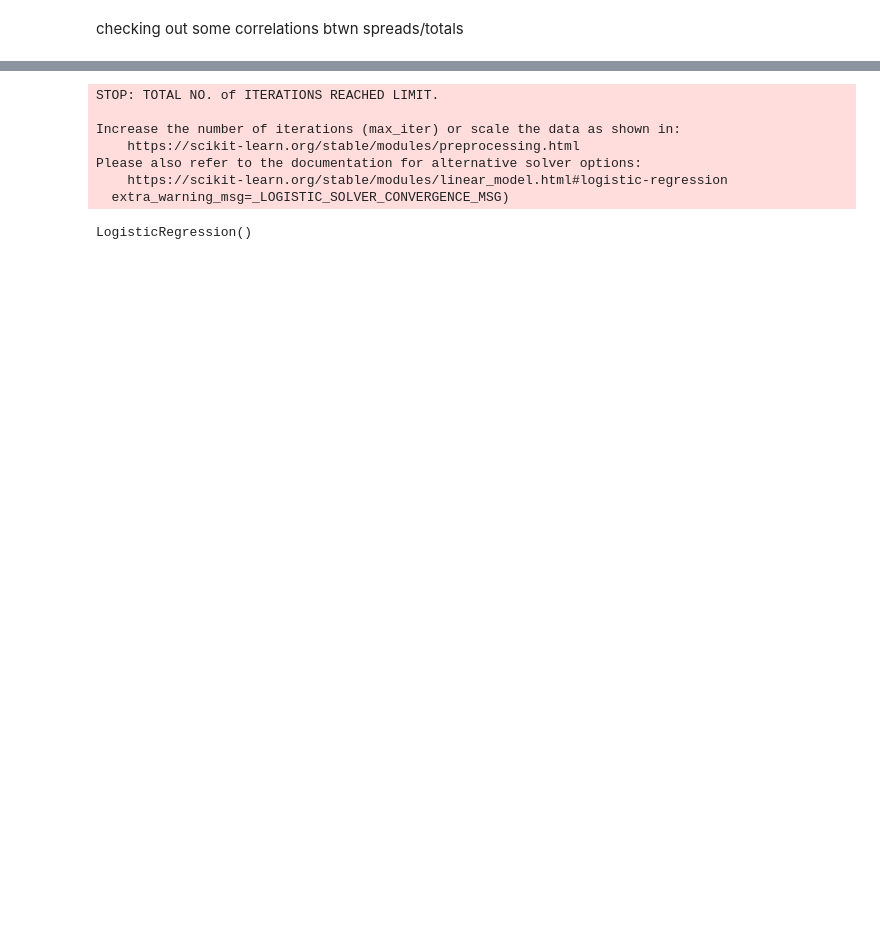
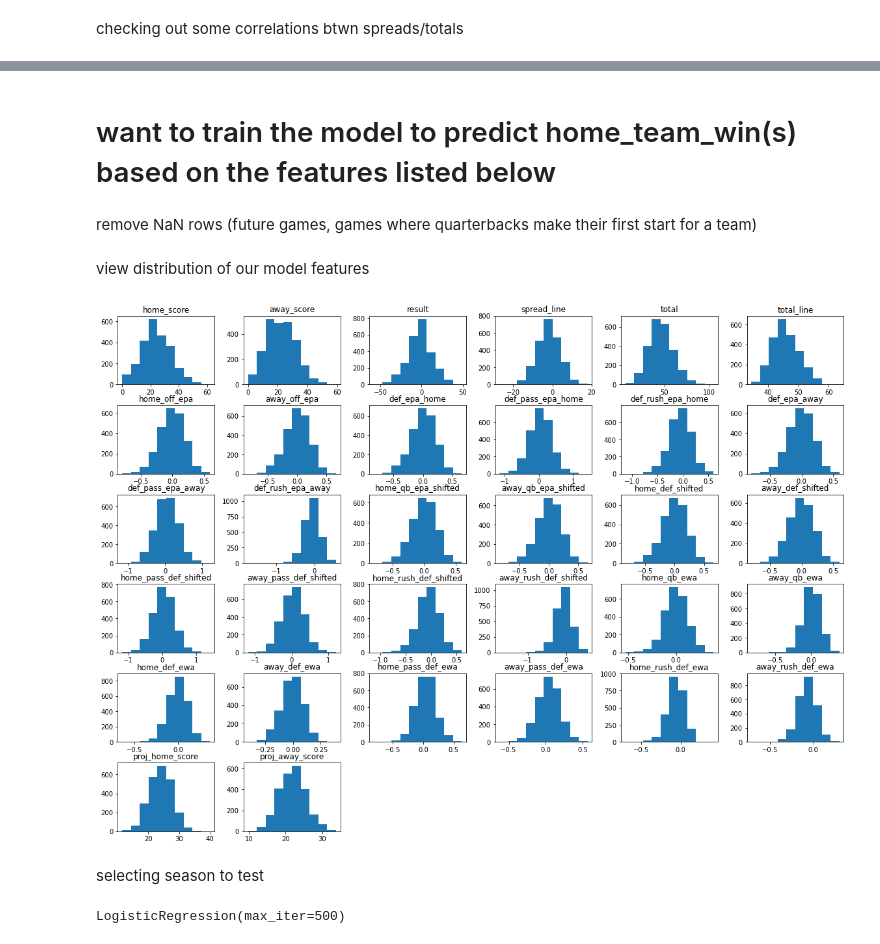
Before and after one commit to tcjurgens/NFL-Analytics-Project, a Jupyter notebook: machine learning/modified_machine_learning.ipynb, the cells around one changed output, grey strips where cells are left out. Cells and saved outputs as stored; diff of their text form; code cells hidden in the pictures; blank space fills up the shorter version.

```diff
--- a/machine learning/modified_machine_learning.ipynb
+++ b/machine learning/modified_machine_learning.ipynb
@@ -55,7 +48,7 @@ Index(['game_id', 'season', 'game_type', 'week', 'matchup', 'home_team',
 drop (probably) irrelevent columns
 # %%
 df = df.drop(columns=['matchup','home_coach','away_coach','conference','division','weekday','gametime','referee','stadium',
-'roof','surface','temp','wind','weather','ATS_win','ATS_loss','ATS_push','over','under','push','div_game','home_moneyline',
+'roof','surface','temp','wind','weather','ats_win','ats_loss','ats_push','over','under','push','div_game','home_moneyline',
 'away_moneyline','overtime','qb_matchup','coaching_matchup','spread_result','total_result'])
 # %%
 df.columns
@@ -96,5 +87,3 @@ fill nan columns w the average
-# %%
-df = df.fillna(df.mean())
 # %% [markdown]
 assign dummy variable for wins/losses/ties
 # %%
@@ -138,0 +110,3 @@ dtype: object
+# %%
+df['proj_home_score'] = np.where(df['spread_line']<0, (df['total_line']+df['spread_line'])/2 + abs(df['spread_line']), (df['total_line']-df['spread_line'])/2)
+df['proj_away_score'] = np.where(df['spread_line']<0, (df['total_line']+df['spread_line'])/2, (df['total_line']-df['spread_line'])/2 + df['spread_line'])
@@ -178 +124,5 @@ corr
 #correlation_viz = plot_corr(corr, xnames = corr.columns)
+# %% [markdown]
+# want to train the model to predict home_team_win(s) based on the features listed below
+# %% [markdown]
+remove NaN rows (future games, games where quarterbacks make their first start for a team)
@@ -178,0 +131,7 @@ corr
+# %% [markdown]
+view distribution of our model features
+# %%
+df.drop(columns = ['season','week','home_rest','away_rest','home_team_win','away_team_win','tie']).hist(figsize=(20, 50), grid=False, sharex=False, sharey=False, layout=(20,6))
+plt.show()
+# %% [output]
+[figure, added]
@@ -188,20 +149,13 @@ from sklearn.model_selection import train_test_split
+# %% [markdown]
+selecting season to test
 # %%
-
-
-X = df.loc[df['season'] != 2021, features].values
-y = df.loc[df['season'] != 2021, target].values
-
-clf = LogisticRegression()
-clf.fit(X, y)
+X = df.loc[df['season'] != 2012, features].values
+y = df.loc[df['season'] != 2012, target].values
-# %% [output]
-STOP: TOTAL NO. of ITERATIONS REACHED LIMIT.
-
-Increase the number of iterations (max_iter) or scale the data as shown in:
-    https://scikit-learn.org/stable/modules/preprocessing.html
-Please also refer to the documentation for alternative solver options:
-    https://scikit-learn.org/stable/modules/linear_model.html#logistic-regression
-  extra_warning_msg=_LOGISTIC_SOLVER_CONVERGENCE_MSG)
-LogisticRegression()
+# %%
+clf = LogisticRegression(solver='lbfgs', max_iter=500)
+clf.fit(X, y)
+# %% [output]
+LogisticRegression(max_iter=500)
 # %%
 accuracy_scores = cross_val_score(clf, X, y, cv=10)
 log_losses = cross_val_score(clf, X, y, cv=10, scoring='neg_log_loss')
```
Also changed, not shown: parts of 36 cells of this notebook, 2 other files.
